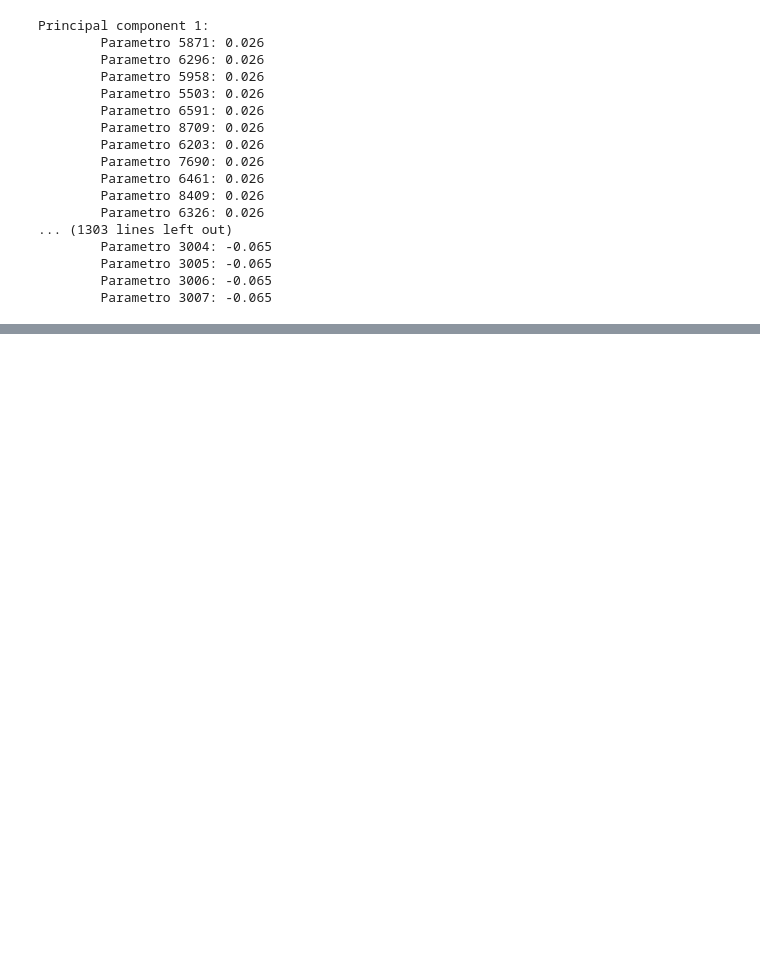
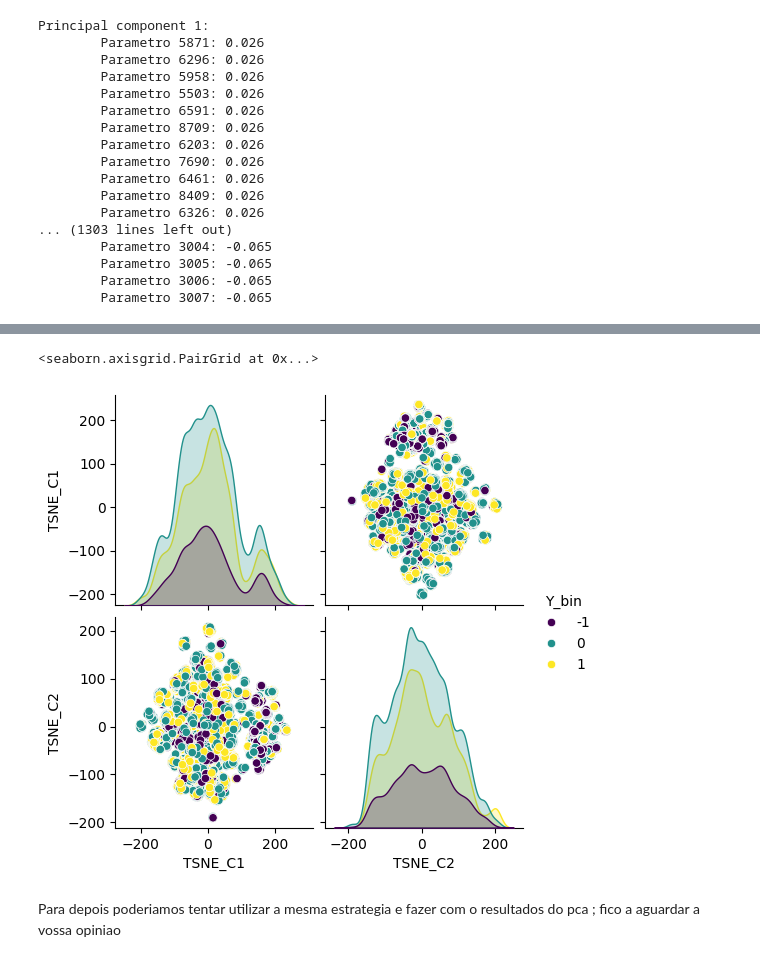
Before and after one commit to GuilhermeLoboSousa/Work-SIB, a Jupyter notebook: Parte2.ipynb, the cells around one changed output, grey strips where cells are left out. Saved outputs shown, nothing was run; the diff lists cells and outputs as text; code cells hidden in the pictures; blank space fills up the shorter version.

Commit message:
tsne org

```diff
--- a/Parte2.ipynb
+++ b/Parte2.ipynb
@@ -279,0 +268,3 @@ Principal component 1:
+# %%
+dados_tsne=dados_sem_Y
+dados_tsne
@@ -279,0 +285,12 @@ Principal component 1:
+# %%
+from sklearn.manifold import TSNE
+model = TSNE(n_components=2, random_state=0, perplexity=30, n_iter=5000)
+tsne_drugs = model.fit_transform(dados_tsne)
+dados_tsne['TSNE_C1'] = tsne_drugs.T[0]
+dados_tsne['TSNE_C2'] = tsne_drugs.T[1]
+sns.pairplot(dados_tsne, hue='Y_bin', vars=['TSNE_C1', 'TSNE_C2'], palette='viridis')
+# %% [output]
+<seaborn.axisgrid.PairGrid at 0x...>
+[figure, added]
+# %% [markdown]
+Para depois poderiamos tentar utilizar a mesma estrategia e fazer com o resultados do pca ; fico a aguardar a vossa opiniao
```
Also changed, not shown: parts of 7 cells of this notebook.
